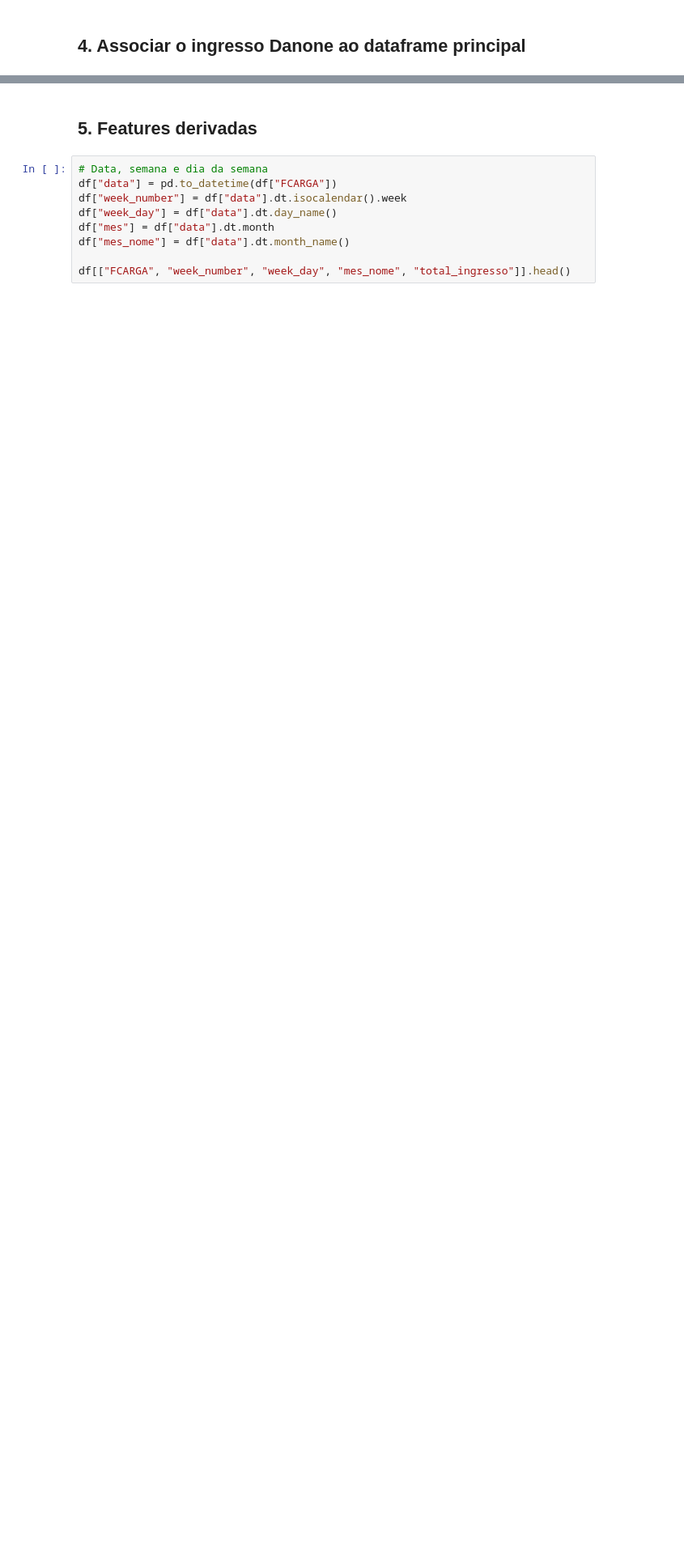
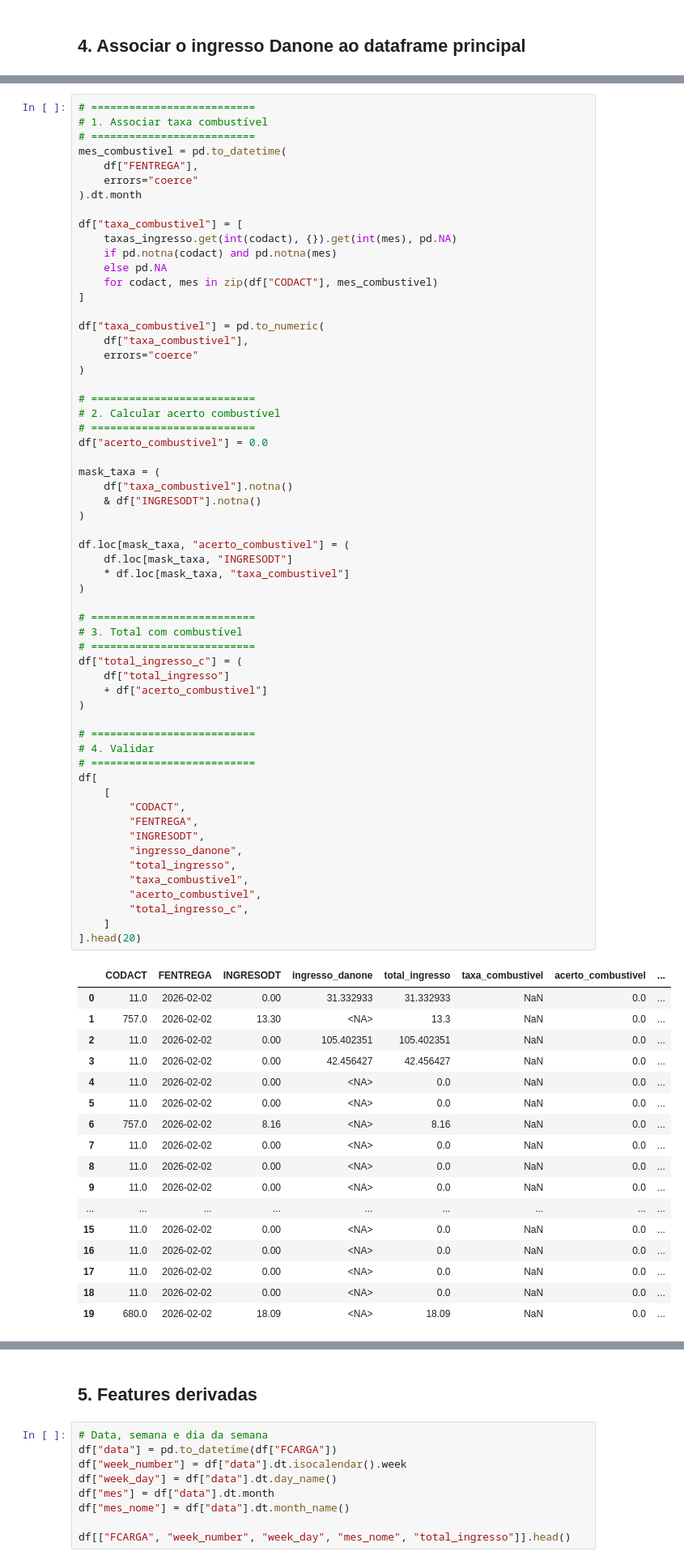
Before and after one commit to ruben-filipe-rocha/Salvesen, a Jupyter notebook: 02.Analise_Financeira/01_Fin_PBI_MAC_excel_V1_C.ipynb, the cells around one changed output, grey strips where cells are left out. Shown at 81% size. Saved outputs shown, nothing was run; the diff lists cells and outputs as text; blank space fills up the shorter version.

```diff
--- a/02.Analise_Financeira/01_Fin_PBI_MAC_excel_V1_C.ipynb
+++ b/02.Analise_Financeira/01_Fin_PBI_MAC_excel_V1_C.ipynb
@@ -584,6 +811,83 @@ print(f"Diferença: {diferenca:,.2f}")
 Ingresso Danone calculado: 1,103,200.85
 Ingresso Danone associado: 1,053,992.86
 Diferença: 49,207.99
+# %%
+# ==========================
+# 1. Associar taxa combustível
+# ==========================
+mes_combustivel = pd.to_datetime(
+    df["FENTREGA"],
+    errors="coerce"
+).dt.month
+
+df["taxa_combustivel"] = [
+    taxas_ingresso.get(int(codact), {}).get(int(mes), pd.NA)
+    if pd.notna(codact) and pd.notna(mes)
+    else pd.NA
+    for codact, mes in zip(df["CODACT"], mes_combustivel)
+]
+
+df["taxa_combustivel"] = pd.to_numeric(
+    df["taxa_combustivel"],
+    errors="coerce"
+)
+
+# ==========================
+# 2. Calcular acerto combustível
+# ==========================
+df["acerto_combustivel"] = 0.0
+
+mask_taxa = (
+    df["taxa_combustivel"].notna()
+    & df["INGRESODT"].notna()
+)
+
+df.loc[mask_taxa, "acerto_combustivel"] = (
+    df.loc[mask_taxa, "INGRESODT"]
+    * df.loc[mask_taxa, "taxa_combustivel"]
+)
+
+# ==========================
+# 3. Total com combustível
+# ==========================
+df["total_ingresso_c"] = (
+    df["total_ingresso"]
+    + df["acerto_combustivel"]
+)
+
+# ==========================
+# 4. Validar
+# ==========================
+df[
+    [
+        "CODACT",
+        "FENTREGA",
+        "INGRESODT",
+        "ingresso_danone",
+        "total_ingresso",
+        "taxa_combustivel",
+        "acerto_combustivel",
+        "total_ingresso_c",
+    ]
+].head(20)
+# %% [output]
+|  | CODACT | FENTREGA | INGRESODT | ingresso_danone | total_ingresso | taxa_combustivel | acerto_combustivel | ... |
+| 0 | 11.0 | 2026-02-02 | 0.00 | 31.332933 | 31.332933 | NaN | 0.0 | ... |
+| 1 | 757.0 | 2026-02-02 | 13.30 | <NA> | 13.3 | NaN | 0.0 | ... |
+| 2 | 11.0 | 2026-02-02 | 0.00 | 105.402351 | 105.402351 | NaN | 0.0 | ... |
+| 3 | 11.0 | 2026-02-02 | 0.00 | 42.456427 | 42.456427 | NaN | 0.0 | ... |
+| 4 | 11.0 | 2026-02-02 | 0.00 | <NA> | 0.0 | NaN | 0.0 | ... |
+| 5 | 11.0 | 2026-02-02 | 0.00 | <NA> | 0.0 | NaN | 0.0 | ... |
+| 6 | 757.0 | 2026-02-02 | 8.16 | <NA> | 8.16 | NaN | 0.0 | ... |
+| 7 | 11.0 | 2026-02-02 | 0.00 | <NA> | 0.0 | NaN | 0.0 | ... |
+| 8 | 11.0 | 2026-02-02 | 0.00 | <NA> | 0.0 | NaN | 0.0 | ... |
+| 9 | 11.0 | 2026-02-02 | 0.00 | <NA> | 0.0 | NaN | 0.0 | ... |
+| ... | ... | ... | ... | ... | ... | ... | ... | ... |
+| 15 | 11.0 | 2026-02-02 | 0.00 | <NA> | 0.0 | NaN | 0.0 | ... |
+| 16 | 11.0 | 2026-02-02 | 0.00 | <NA> | 0.0 | NaN | 0.0 | ... |
+| 17 | 11.0 | 2026-02-02 | 0.00 | <NA> | 0.0 | NaN | 0.0 | ... |
+| 18 | 11.0 | 2026-02-02 | 0.00 | <NA> | 0.0 | NaN | 0.0 | ... |
+| 19 | 680.0 | 2026-02-02 | 18.09 | <NA> | 18.09 | NaN | 0.0 | ... |
 # %%
 # ==========================
 # 1. Mês de entrega
```
Also changed, not shown: parts of 5 cells of this notebook.
